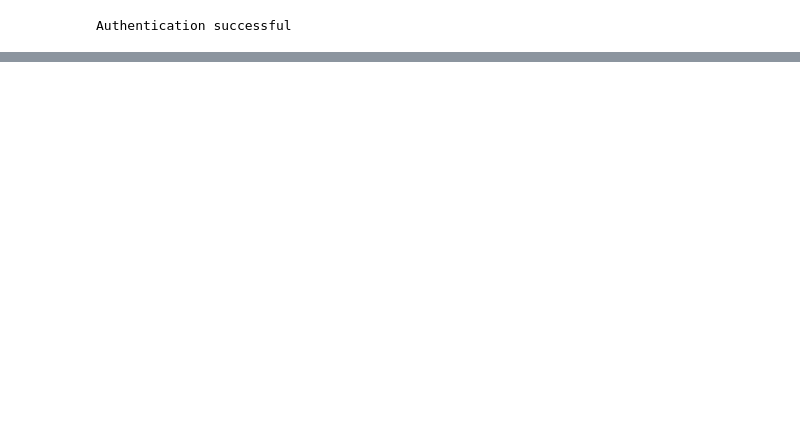
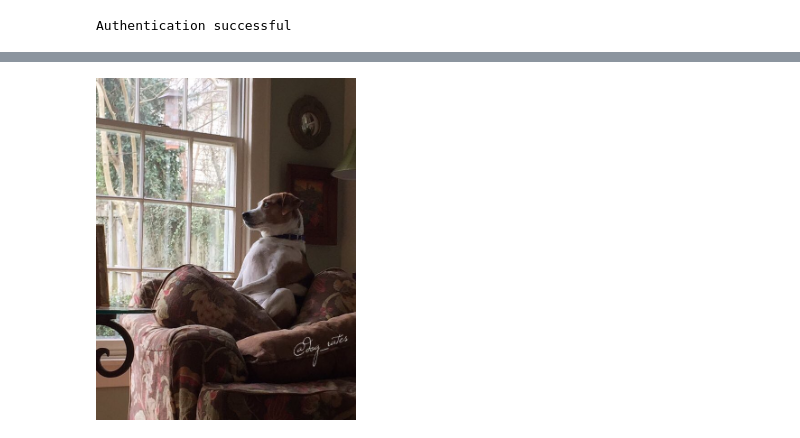
Before and after one commit to MaxTheil/repository_of_unwritten_code, a Jupyter notebook: Query Twitter Data/01_Analyse_WeRateDogs.ipynb, the cells around one changed output, grey strips where cells are left out. Cells and saved outputs as stored; diff of their text form; code cells hidden in the pictures; blank space fills up the shorter version.

```diff
--- a/Query Twitter Data/01_Analyse_WeRateDogs.ipynb
+++ b/Query Twitter Data/01_Analyse_WeRateDogs.ipynb
@@ -111,0 +222,24 @@ x
+# %%
+def flatten_json(x):
+    out = {}
+
+    def flatten(y, name=''):
+        if type(y) is dict:
+            for z in y:
+                flatten(y[z], name + z + '_')
+        elif type(y) is list:
+            i = 0
+            for z in y:
+                flatten(z, name + str(i) + '_')
+                i += 1
+        else:
+            out[name[:-1]] = y
+
+    flatten(x)
+    return out
+# %%
+for x in range(len(load_data)):
+    load_data[x] = flatten_json(load_data[x])
+
+df_add = pd.DataFrame(load_data).set_index('id')
+df_add.shape
@@ -111,0 +257,9 @@ x
+# %%
+columns = ['full_text','extended_entities_media_0_sizes_large_w','extended_entities_media_0_sizes_large_h','extended_entities_media_0_media_url_https',
+           'source','in_reply_to_status_id','in_reply_to_user_id','user_followers_count','user_favourites_count','retweet_count',
+           'favorite_count','retweeted','is_quote_status']
+
+df_add = df_add[columns]
+df_add.rename(columns={'full_text':'text','extended_entities_media_0_sizes_large_w':'image_width','extended_entities_media_0_sizes_large_h':'image_height','extended_entities_media_0_media_url_https':'expanded_urls'}, inplace=True)
+
+df_add.head()
@@ -111,0 +303,3 @@ x
+# %%
+df_combined = df.join(df_add, how='left', rsuffix='_add')
+df_combined.head()
@@ -111,0 +383,5 @@ x
+# %%
+random_dog = random.choice(df_combined[df_combined.expanded_urls_add.notnull()].expanded_urls_add.values)
+Image(url=random_dog, embed=True, width=260, height=260)
+# %% [output]
+[figure, added]
```
Also changed, not shown: parts of 80 cells of this notebook.
